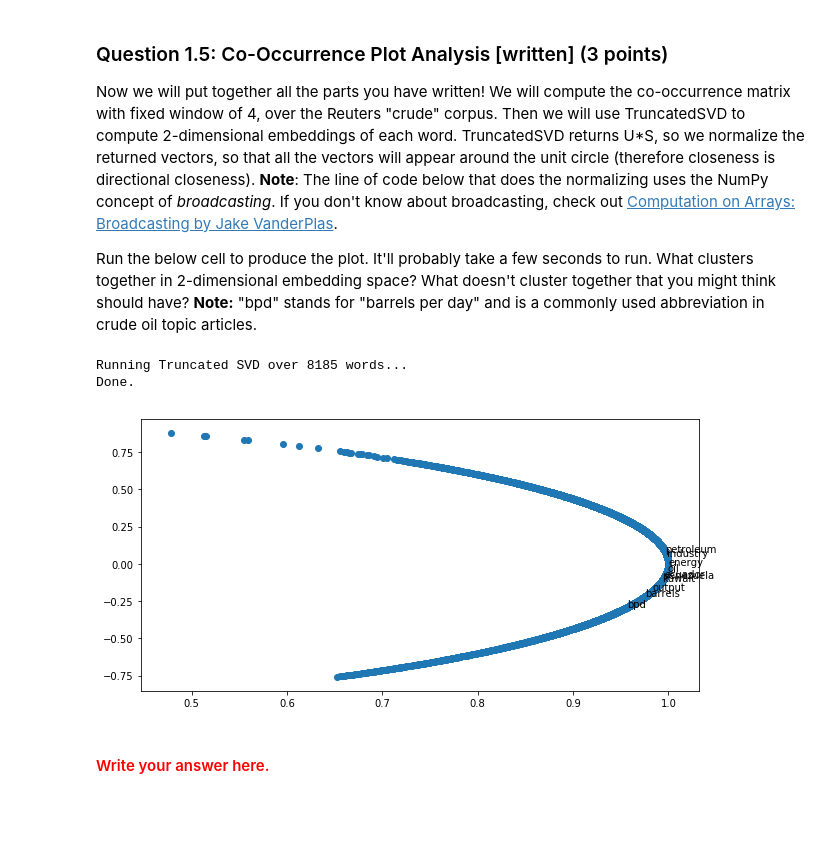
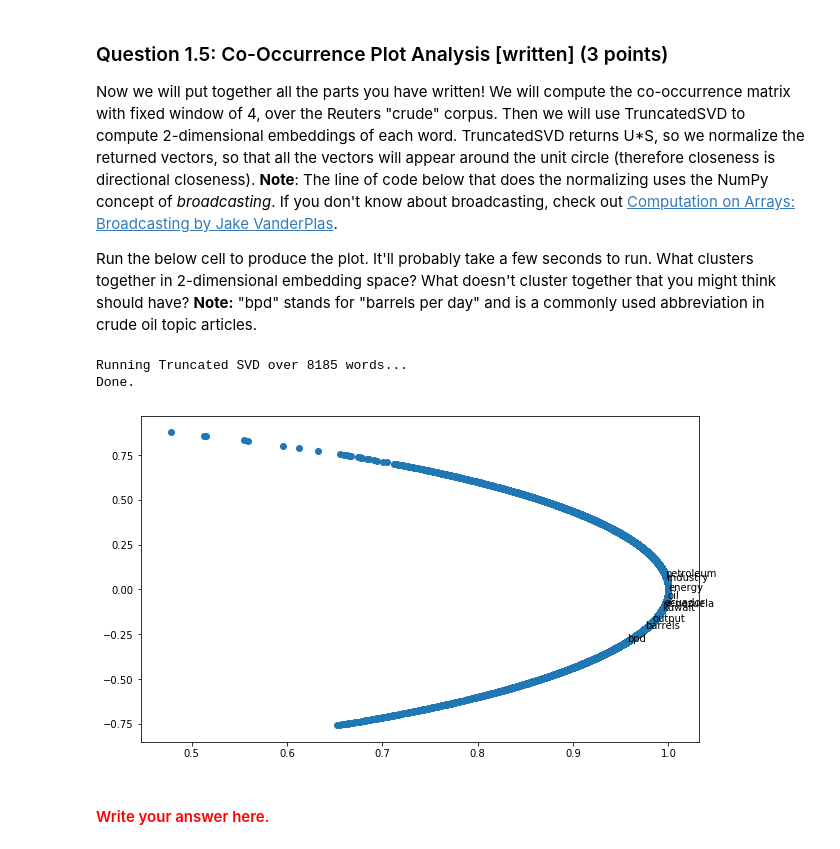
Before and after one commit to damiansp/NLP, a Jupyter notebook: manning/assignments/a1/exploring_word_vectors.ipynb, the cells around one changed output. Cells and saved outputs as stored; diff of their text form; code cells hidden in the pictures; blank space fills up the shorter version.

```diff
--- a/manning/assignments/a1/exploring_word_vectors.ipynb
+++ b/manning/assignments/a1/exploring_word_vectors.ipynb
@@ -469,11 +470,14 @@ M_normalized = M_reduced_co_occurrence / M_lengths[:, np.newaxis]
 
 words = ['barrels', 'bpd', 'ecuador', 'energy', 'industry', 'kuwait',
          'oil', 'output', 'petroleum', 'venezuela']
-plot_embeddings(M_normalized, word2Ind_co_occurrence, words)
 # %% [output]
 Running Truncated SVD over 8185 words...
 Done.
-[figure, removed]
+# %%
+plot_embeddings(
+    M_normalized, word2Ind_co_occurrence, words, figsize=[10, 6])
+# %% [output]
+[figure, added]
 # %% [markdown]
 #### <font color="red">Write your answer here.</font>
 # %% [markdown]
```
Also changed, not shown: parts of 14 cells of this notebook.
